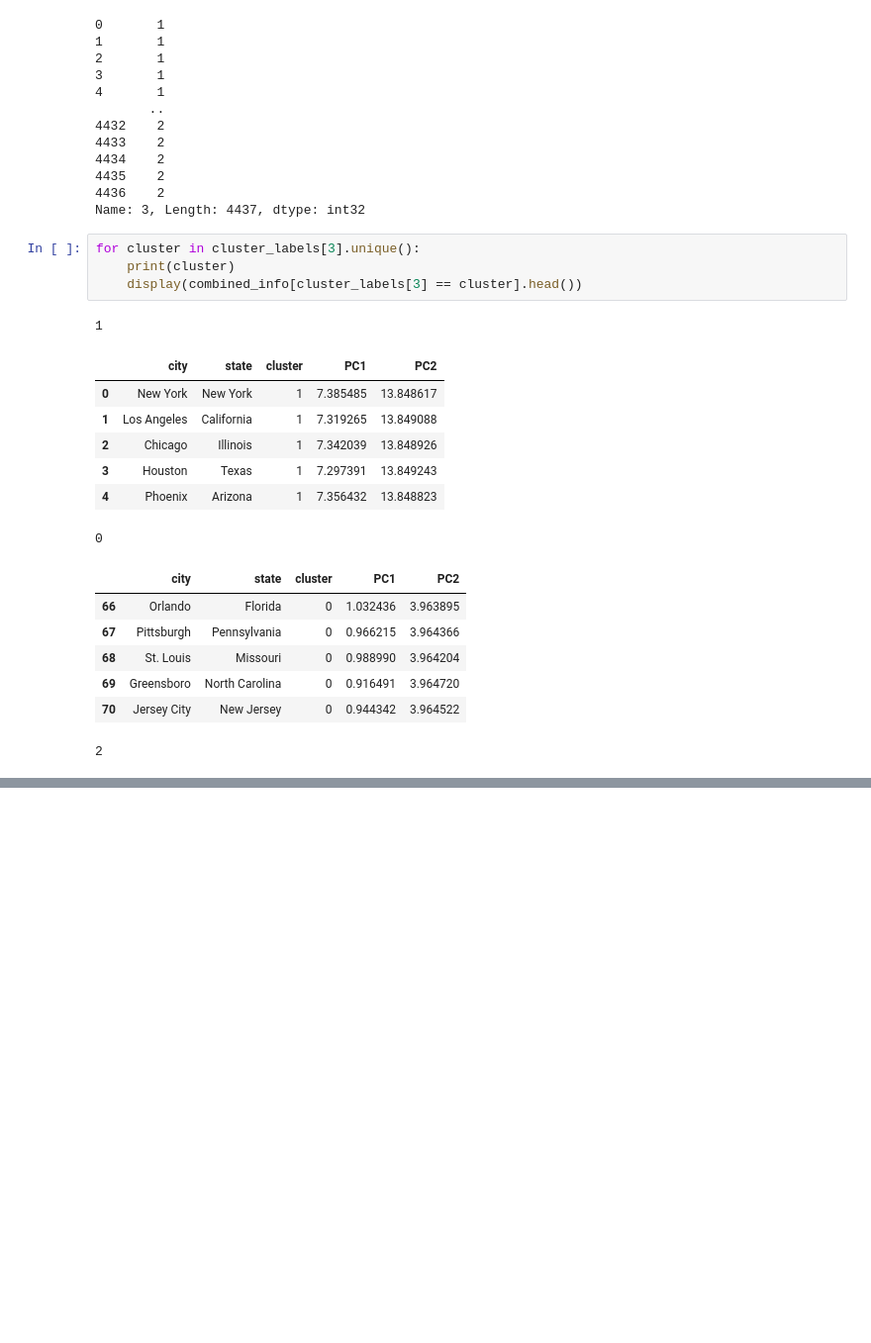
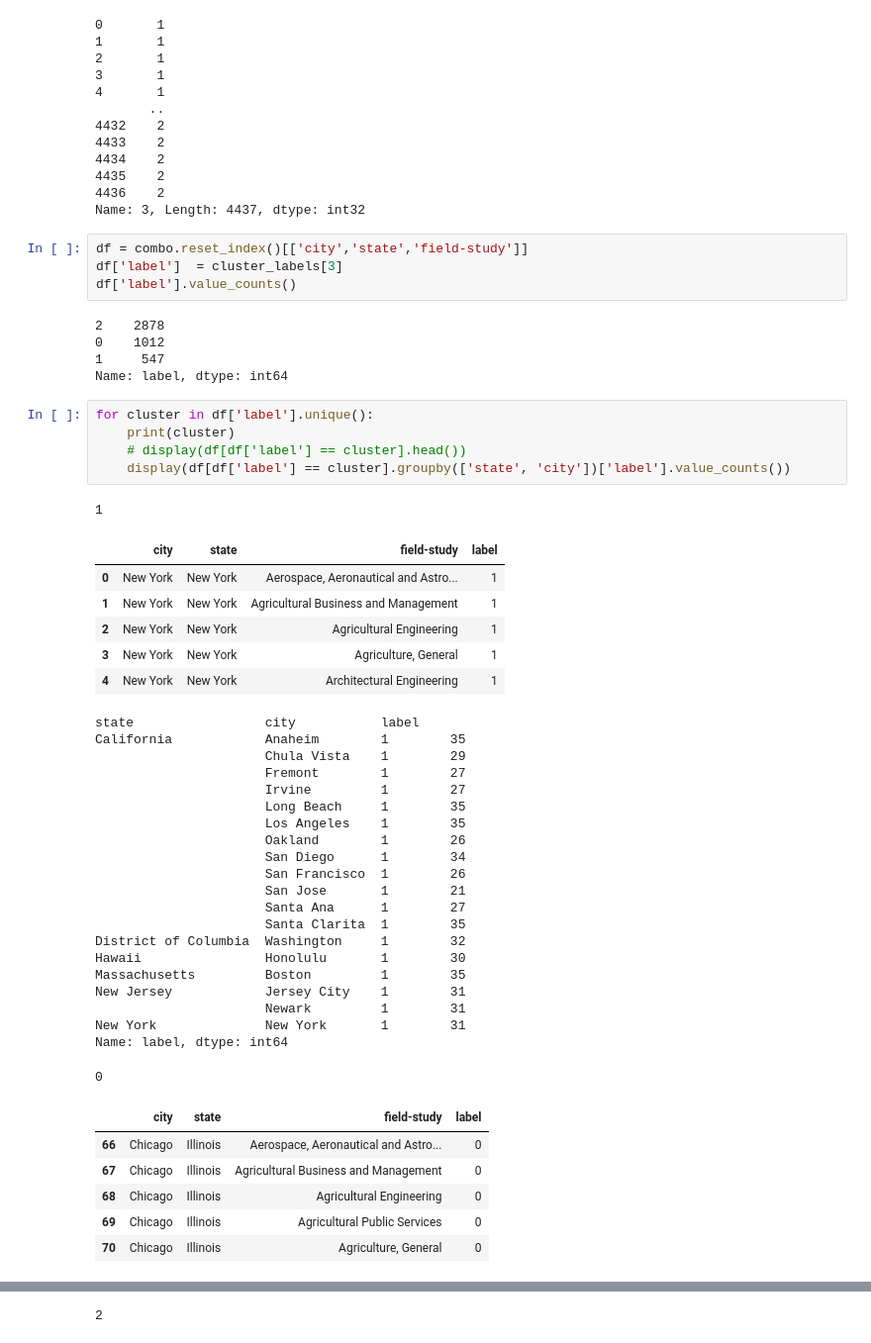
Before and after one commit to claravox/CSC466-project, a Jupyter notebook: clustering-living-plus-major.ipynb, the cells around one changed output, grey strips where cells are left out. Shown at 99% size. Saved outputs shown, nothing was run; the diff lists cells and outputs as text; blank space fills up the shorter version.

```diff
--- a/clustering-living-plus-major.ipynb
+++ b/clustering-living-plus-major.ipynb
@@ -255,23 +250,52 @@ cluster_labels[3]
 4435    2
 4436    2
 Name: 3, Length: 4437, dtype: int32
+# %%
+df = combo.reset_index()[['city','state','field-study']]
+df['label']  = cluster_labels[3]
+df['label'].value_counts()
+# %% [output]
+2    2878
+0    1012
+1     547
+Name: label, dtype: int64
 # %%
-for cluster in cluster_labels[3].unique():
+for cluster in df['label'].unique():
     print(cluster)
-    display(combined_info[cluster_labels[3] == cluster].head())
+    # display(df[df['label'] == cluster].head())
+    display(df[df['label'] == cluster].groupby(['state', 'city'])['label'].value_counts())
 # %% [output]
 1
-|  | city | state | cluster | PC1 | PC2 |
-| 0 | New York | New York | 1 | 7.385485 | 13.848617 |
-| 1 | Los Angeles | California | 1 | 7.319265 | 13.849088 |
-| 2 | Chicago | Illinois | 1 | 7.342039 | 13.848926 |
-| 3 | Houston | Texas | 1 | 7.297391 | 13.849243 |
-| 4 | Phoenix | Arizona | 1 | 7.356432 | 13.848823 |
+|  | city | state | field-study | label |
+| 0 | New York | New York | Aerospace, Aeronautical and Astro... | 1 |
+| 1 | New York | New York | Agricultural Business and Management | 1 |
+| 2 | New York | New York | Agricultural Engineering | 1 |
+| 3 | New York | New York | Agriculture, General | 1 |
+| 4 | New York | New York | Architectural Engineering | 1 |
-0
+state                 city           label
+California            Anaheim        1        35
+                      Chula Vista    1        29
+                      Fremont        1        27
+                      Irvine         1        27
+                      Long Beach     1        35
+                      Los Angeles    1        35
+                      Oakland        1        26
+                      San Diego      1        34
+                      San Francisco  1        26
+                      San Jose       1        21
+                      Santa Ana      1        27
+                      Santa Clarita  1        35
+District of Columbia  Washington     1        32
+Hawaii                Honolulu       1        30
+Massachusetts         Boston         1        35
+New Jersey            Jersey City    1        31
+                      Newark         1        31
+New York              New York       1        31
+Name: label, dtype: int64
+0
-|  | city | state | cluster | PC1 | PC2 |
-| 66 | Orlando | Florida | 0 | 1.032436 | 3.963895 |
-| 67 | Pittsburgh | Pennsylvania | 0 | 0.966215 | 3.964366 |
-| 68 | St. Louis | Missouri | 0 | 0.988990 | 3.964204 |
-| 69 | Greensboro | North Carolina | 0 | 0.916491 | 3.964720 |
-| 70 | Jersey City | New Jersey | 0 | 0.944342 | 3.964522 |
+|  | city | state | field-study | label |
+| 66 | Chicago | Illinois | Aerospace, Aeronautical and Astro... | 0 |
+| 67 | Chicago | Illinois | Agricultural Business and Management | 0 |
+| 68 | Chicago | Illinois | Agricultural Engineering | 0 |
+| 69 | Chicago | Illinois | Agricultural Public Services | 0 |
+| 70 | Chicago | Illinois | Agriculture, General | 0 |
-2
@@ -277,0 +319 @@ for cluster in cluster_labels[3].unique():
+2
```
Also changed, not shown: parts of 3 cells of this notebook.
